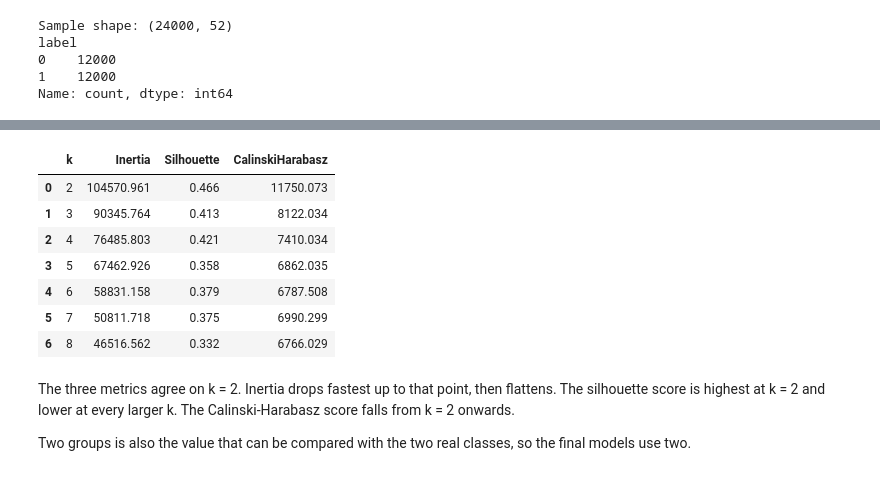
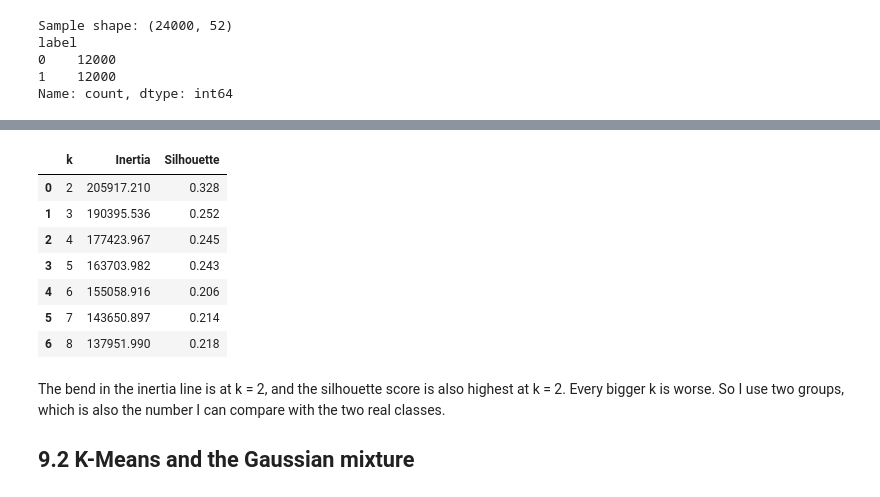
Before and after one commit to Sakib-Dalal/DMML-CourseWork01, a Jupyter notebook: Notebook/DataMining&MachineLearning_Coursework_01.ipynb, the cells around one changed output, grey strips where cells are left out. Cells and saved outputs as stored; diff of their text form; code cells hidden in the pictures.

```diff
--- a/Notebook/DataMining&MachineLearning_Coursework_01.ipynb
+++ b/Notebook/DataMining&MachineLearning_Coursework_01.ipynb
@@ -256,7 +233,7 @@ incomplete captures instead.
 # %%
-constant_columns = [column for column in df.columns if df[column].nunique() == 1]
-print("Columns with a single value:", constant_columns)
+single_value_columns = [column for column in df.columns if df[column].nunique() == 1]
+print("Columns with only one value:", single_value_columns)
 
-df = df.drop(columns=constant_columns)
-print("Shape after removing constant columns:", df.shape)
+df = df.drop(columns=single_value_columns)
+print("Shape:", df.shape)
 # %% [output]
@@ -367,7 +325,7 @@ These four columns hold 0 or 1, so a bar chart of the rate per class is the righ
 flag_columns = ["IsHTTPS", "HasObfuscation", "IsDomainIP", "HasPasswordField"]
 
 fig, axes = plt.subplots(1, 4, figsize=(16, 4))
-axes[0].set_ylabel("Share of rows where the flag is 1")
+axes[0].set_ylabel("Share of websites with the flag")
 
 for axis, column in zip(axes, flag_columns):
     rates = df.groupby("label")[column].mean()
@@ -376,6 +334,7 @@ for axis, column in zip(axes, flag_columns):
     axis.set_ylim(0, 1)
     for position, value in enumerate(rates.values):
         axis.text(position, value + 0.03, f"{value:.3f}", ha="center", fontsize=9)
+
 plt.tight_layout(pad=2)
 plt.show()
 # %% [output]
@@ -506,20 +480,0 @@ Rankings calculated for 51 features
-# %%
-correlation_scores = data[feature_columns].corrwith(data["label"])
-correlation_scores = correlation_scores.reindex(feature_columns).abs()
-
-importance_table = pd.DataFrame({
-    "Feature": feature_columns,
-    "Correlation": correlation_scores.values,
-    "MutualInformation": mutual_information,
-    "RandomForest": forest_for_ranking.feature_importances_,
-})
-
-for column in ["Correlation", "MutualInformation", "RandomForest"]:
-    importance_table[column + "Rank"] = importance_table[column].rank(ascending=False)
-
-importance_table["AverageRank"] = importance_table[
-    ["CorrelationRank", "MutualInformationRank", "RandomForestRank"]
-].mean(axis=1)
-
-importance_table = importance_table.sort_values("AverageRank").reset_index(drop=True)
-importance_table.head(20).round(4)
@@ -685,33 +609,31 @@ metrics.
 # %%
+from sklearn.cluster import KMeans
+from sklearn.metrics import silhouette_score
+
 cluster_results = []
 
 for k in range(2, 9):
     kmeans = KMeans(n_clusters=k, n_init=10, random_state=RANDOM_STATE)
-    cluster_labels = kmeans.fit_predict(X_cluster)
+    labels = kmeans.fit_predict(X_train)
+    score = silhouette_score(X_train, labels, sample_size=5000, random_state=RANDOM_STATE)
 
-    cluster_results.append({
-        "k": k,
-        "Inertia": kmeans.inertia_,
-        "Silhouette": silhouette_score(X_cluster, cluster_labels),
-        "CalinskiHarabasz": calinski_harabasz_score(X_cluster, cluster_labels),
-    })
+    cluster_results.append({"k": k, "Inertia": kmeans.inertia_, "Silhouette": score})
 
 cluster_results = pd.DataFrame(cluster_results)
 cluster_results.round(3)
 # %% [output]
-|  | k | Inertia | Silhouette | CalinskiHarabasz |
-| 0 | 2 | 104570.961 | 0.466 | 11750.073 |
-| 1 | 3 | 90345.764 | 0.413 | 8122.034 |
-| 2 | 4 | 76485.803 | 0.421 | 7410.034 |
-| 3 | 5 | 67462.926 | 0.358 | 6862.035 |
-| 4 | 6 | 58831.158 | 0.379 | 6787.508 |
-| 5 | 7 | 50811.718 | 0.375 | 6990.299 |
-| 6 | 8 | 46516.562 | 0.332 | 6766.029 |
+|  | k | Inertia | Silhouette |
+| 0 | 2 | 205917.210 | 0.328 |
+| 1 | 3 | 190395.536 | 0.252 |
+| 2 | 4 | 177423.967 | 0.245 |
+| 3 | 5 | 163703.982 | 0.243 |
+| 4 | 6 | 155058.916 | 0.206 |
+| 5 | 7 | 143650.897 | 0.214 |
+| 6 | 8 | 137951.990 | 0.218 |
-# %% [markdown]
-The three metrics agree on k = 2. Inertia drops fastest up to that point, then flattens.
-The silhouette score is highest at k = 2 and lower at every larger k. The
-Calinski-Harabasz score falls from k = 2 onwards.
-
-Two groups is also the value that can be compared with the two real classes, so the final
-models use two.
+# %% [markdown]
+The bend in the inertia line is at k = 2, and the silhouette score is also highest at k = 2.
+Every bigger k is worse. So I use two groups, which is also the number I can compare with the
+two real classes.
+
+## 9.2 K-Means and the Gaussian mixture
 # %%
```
Also changed, not shown: parts of 120 cells of this notebook, 1 other file.
